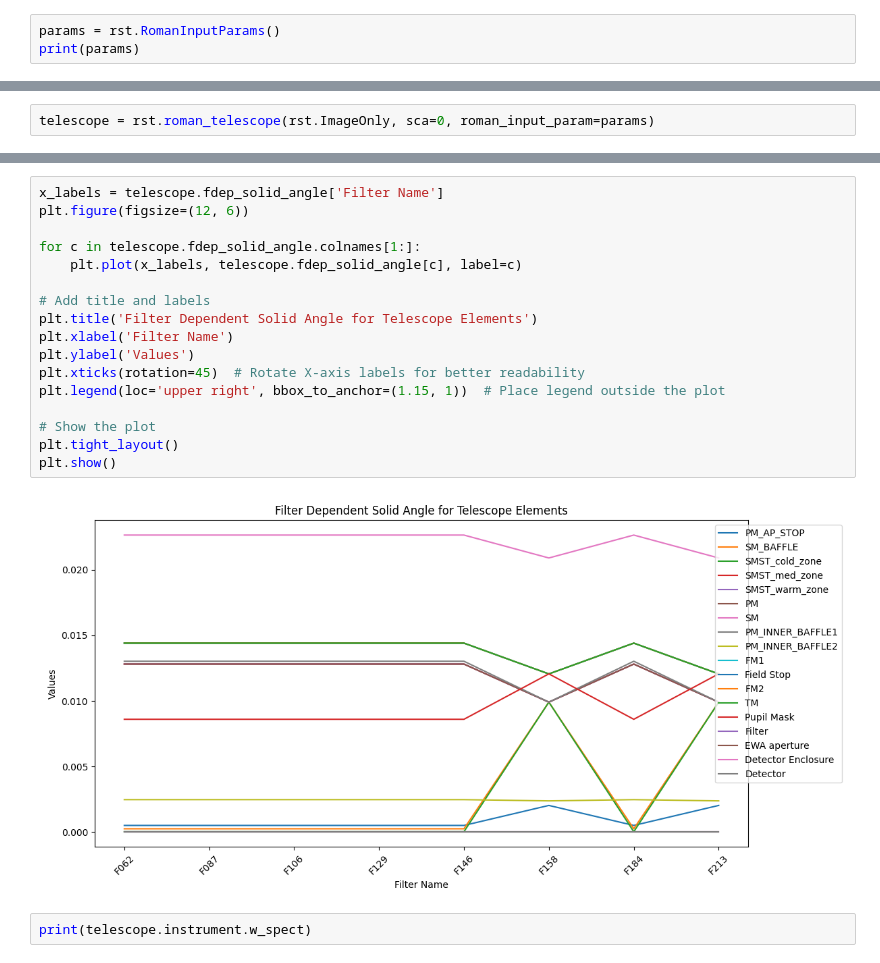
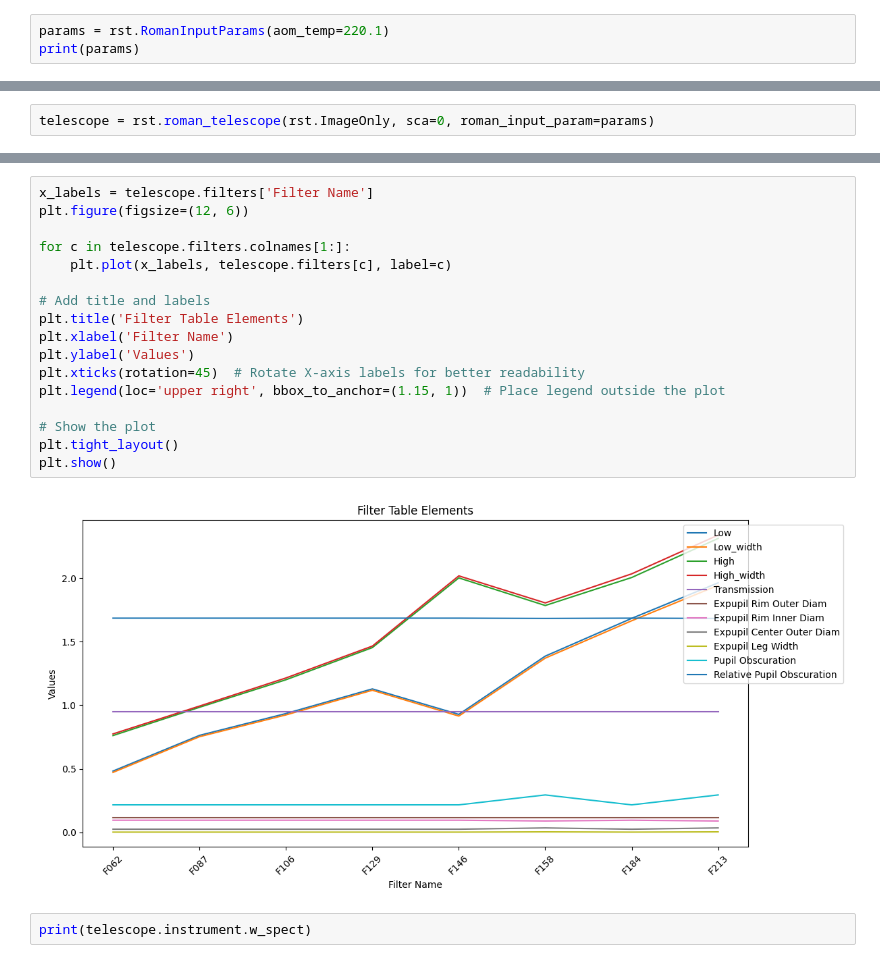
Before and after one commit to RomanSpaceTelescope/JeffTools, a Jupyter notebook: notebooks/Example.ipynb, the cells around one changed output, grey strips where cells are left out. Saved outputs shown, nothing was run; the diff lists cells and outputs as text.

```diff
--- a/notebooks/Example.ipynb
+++ b/notebooks/Example.ipynb
@@ -16,5 +36,5 @@ import RomanTools as rst
 # %%
-params = rst.RomanInputParams()
+params = rst.RomanInputParams(aom_temp=220.1)
 print(params)
 # %% [output]
 RomanInputParams(
@@ -143,22 +175,22 @@ Table length=8
 # %%
-x_labels = telescope.fdep_solid_angle['Filter Name']
+x_labels = telescope.filters['Filter Name']
 plt.figure(figsize=(12, 6))
 
-for c in telescope.fdep_solid_angle.colnames[1:]:
-    plt.plot(x_labels, telescope.fdep_solid_angle[c], label=c)
+for c in telescope.filters.colnames[1:]:
+    plt.plot(x_labels, telescope.filters[c], label=c)
 
 # Add title and labels
-plt.title('Filter Dependent Solid Angle for Telescope Elements')
+plt.title('Filter Table Elements')
 plt.xlabel('Filter Name')
 plt.ylabel('Values')
 plt.xticks(rotation=45)  # Rotate X-axis labels for better readability
 plt.legend(loc='upper right', bbox_to_anchor=(1.15, 1))  # Place legend outside the plot
 
 # Show the plot
 plt.tight_layout()
 plt.show()
 # %% [output]
-[figure, old version]
+[figure, new version]
 # %%
 print(telescope.instrument.w_spect)
 # %% [output]
```
Also changed, not shown: parts of 10 cells of this notebook, 1 other file.
